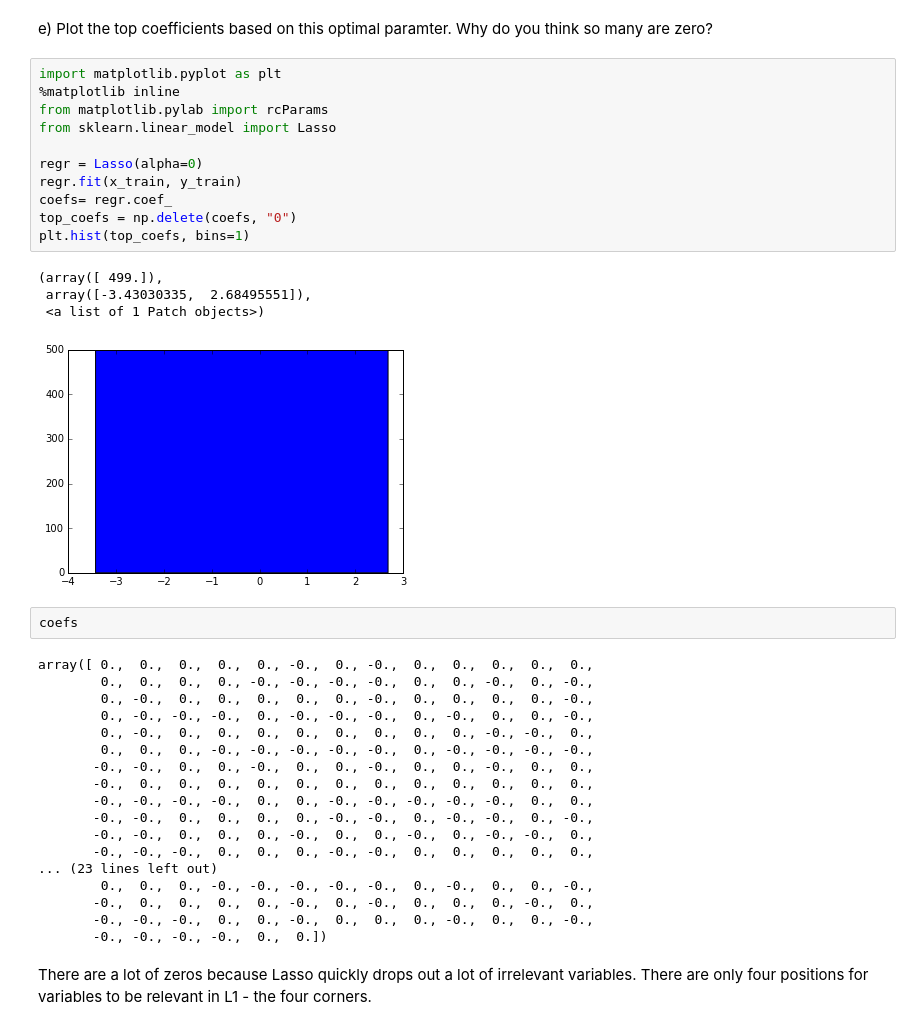
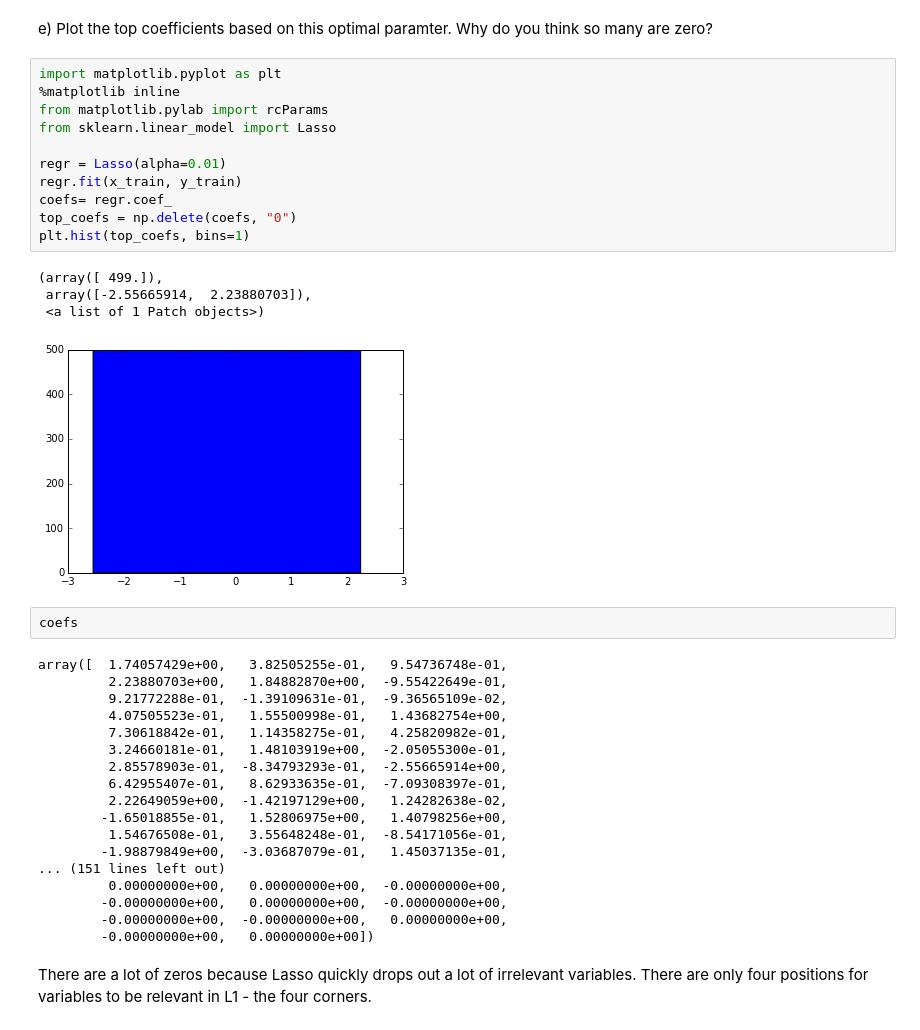
Before and after one commit to Columbia-Intro-Data-Science/python-introduction-vera-feng, a Jupyter notebook: Homework 2 - Regularization with Lasso .ipynb, the cells around one changed output. Saved outputs shown, nothing was run; the diff lists cells and outputs as text.

```diff
--- a/Homework 2 - Regularization with Lasso .ipynb
+++ b/Homework 2 - Regularization with Lasso .ipynb
@@ -169,39 +169,39 @@ e) Plot the top coefficients based on this optimal paramter. Why do you think so
 # %%
 import matplotlib.pyplot as plt
 %matplotlib inline
 from matplotlib.pylab import rcParams
 from sklearn.linear_model import Lasso
 
-regr = Lasso(alpha=0)
+regr = Lasso(alpha=0.01)
 regr.fit(x_train, y_train)
 coefs= regr.coef_
 top_coefs = np.delete(coefs, "0")
 plt.hist(top_coefs, bins=1)
 # %% [output]
 (array([ 499.]),
- array([-3.43030335,  2.68495551]),
+ array([-2.55665914,  2.23880703]),
  <a list of 1 Patch objects>)
-[figure, old version]
+[figure, new version]
 # %%
 coefs
 # %% [output]
-array([ 0.,  0.,  0.,  0.,  0., -0.,  0., -0.,  0.,  0.,  0.,  0.,  0.,
-        0.,  0.,  0.,  0., -0., -0., -0., -0.,  0.,  0., -0.,  0., -0.,
-        0., -0.,  0.,  0.,  0.,  0.,  0., -0.,  0.,  0.,  0.,  0., -0.,
-        0., -0., -0., -0.,  0., -0., -0., -0.,  0., -0.,  0.,  0., -0.,
-        0., -0.,  0.,  0.,  0.,  0.,  0.,  0.,  0.,  0., -0., -0.,  0.,
-        0.,  0.,  0., -0., -0., -0., -0., -0.,  0., -0., -0., -0., -0.,
-       -0., -0.,  0.,  0., -0.,  0.,  0., -0.,  0.,  0., -0.,  0.,  0.,
-       -0.,  0.,  0.,  0.,  0.,  0.,  0.,  0.,  0.,  0.,  0.,  0.,  0.,
-       -0., -0., -0., -0.,  0.,  0., -0., -0., -0., -0., -0.,  0.,  0.,
-       -0., -0.,  0.,  0.,  0.,  0., -0., -0.,  0., -0., -0.,  0., -0.,
-       -0., -0.,  0.,  0.,  0., -0.,  0.,  0., -0.,  0., -0., -0.,  0.,
-       -0., -0., -0.,  0.,  0.,  0., -0., -0.,  0.,  0.,  0.,  0.,  0.,
-... (23 lines left out)
-        0.,  0.,  0., -0., -0., -0., -0., -0.,  0., -0.,  0.,  0., -0.,
-       -0.,  0.,  0.,  0.,  0., -0.,  0., -0.,  0.,  0.,  0., -0.,  0.,
-       -0., -0., -0.,  0.,  0., -0.,  0.,  0.,  0., -0.,  0.,  0., -0.,
-       -0., -0., -0., -0.,  0.,  0.])
+array([  1.74057429e+00,   3.82505255e-01,   9.54736748e-01,
+         2.23880703e+00,   1.84882870e+00,  -9.55422649e-01,
+         9.21772288e-01,  -1.39109631e-01,  -9.36565109e-02,
+         4.07505523e-01,   1.55500998e-01,   1.43682754e+00,
+         7.30618842e-01,   1.14358275e-01,   4.25820982e-01,
+         3.24660181e-01,   1.48103919e+00,  -2.05055300e-01,
+         2.85578903e-01,  -8.34793293e-01,  -2.55665914e+00,
+         6.42955407e-01,   8.62933635e-01,  -7.09308397e-01,
+         2.22649059e+00,  -1.42197129e+00,   1.24282638e-02,
+        -1.65018855e-01,   1.52806975e+00,   1.40798256e+00,
+         1.54676508e-01,   3.55648248e-01,  -8.54171056e-01,
+        -1.98879849e+00,  -3.03687079e-01,   1.45037135e-01,
+... (151 lines left out)
+         0.00000000e+00,   0.00000000e+00,  -0.00000000e+00,
+        -0.00000000e+00,   0.00000000e+00,  -0.00000000e+00,
+        -0.00000000e+00,  -0.00000000e+00,   0.00000000e+00,
+        -0.00000000e+00,   0.00000000e+00])
 # %% [markdown]
 There are a lot of zeros because Lasso quickly drops out a lot of irrelevant variables. There are only four positions for variables to be relevant in L1 - the four corners.
 # %% [markdown]
```
Also changed, not shown: parts of 2 cells of this notebook.
